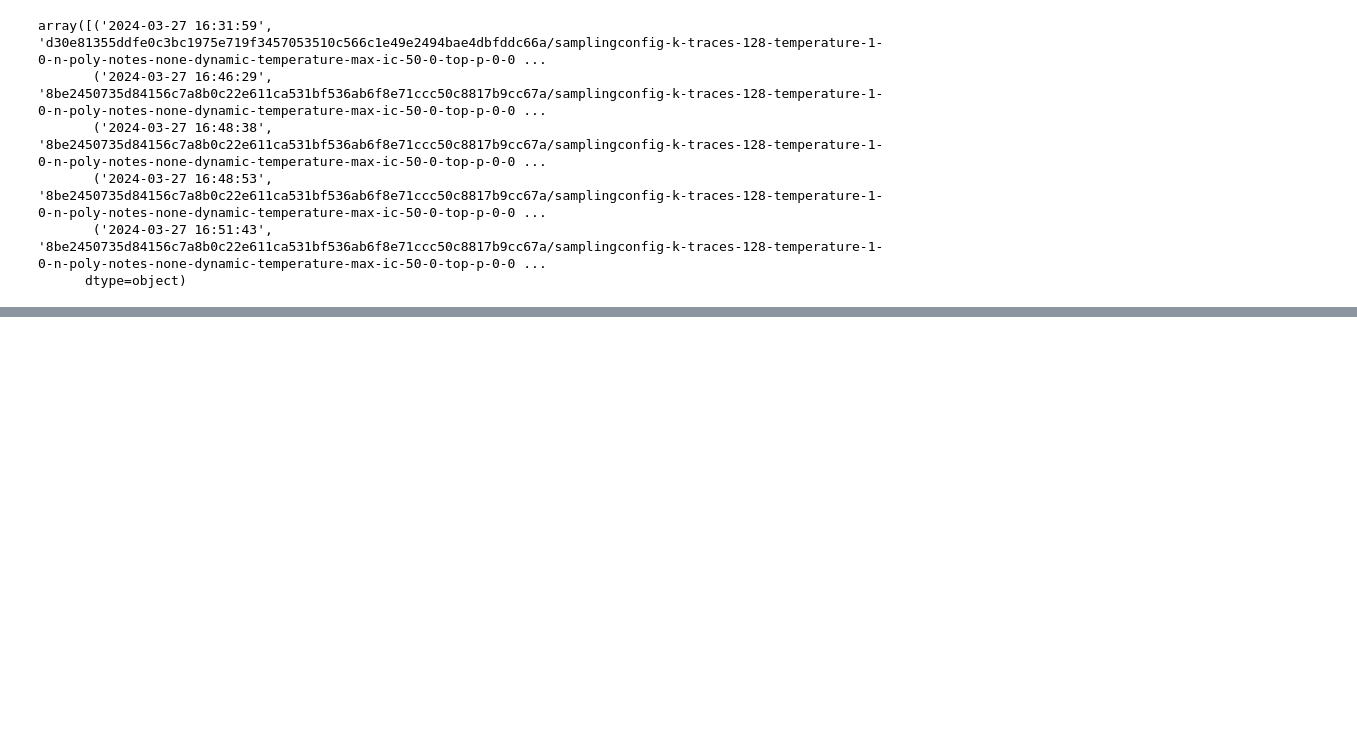
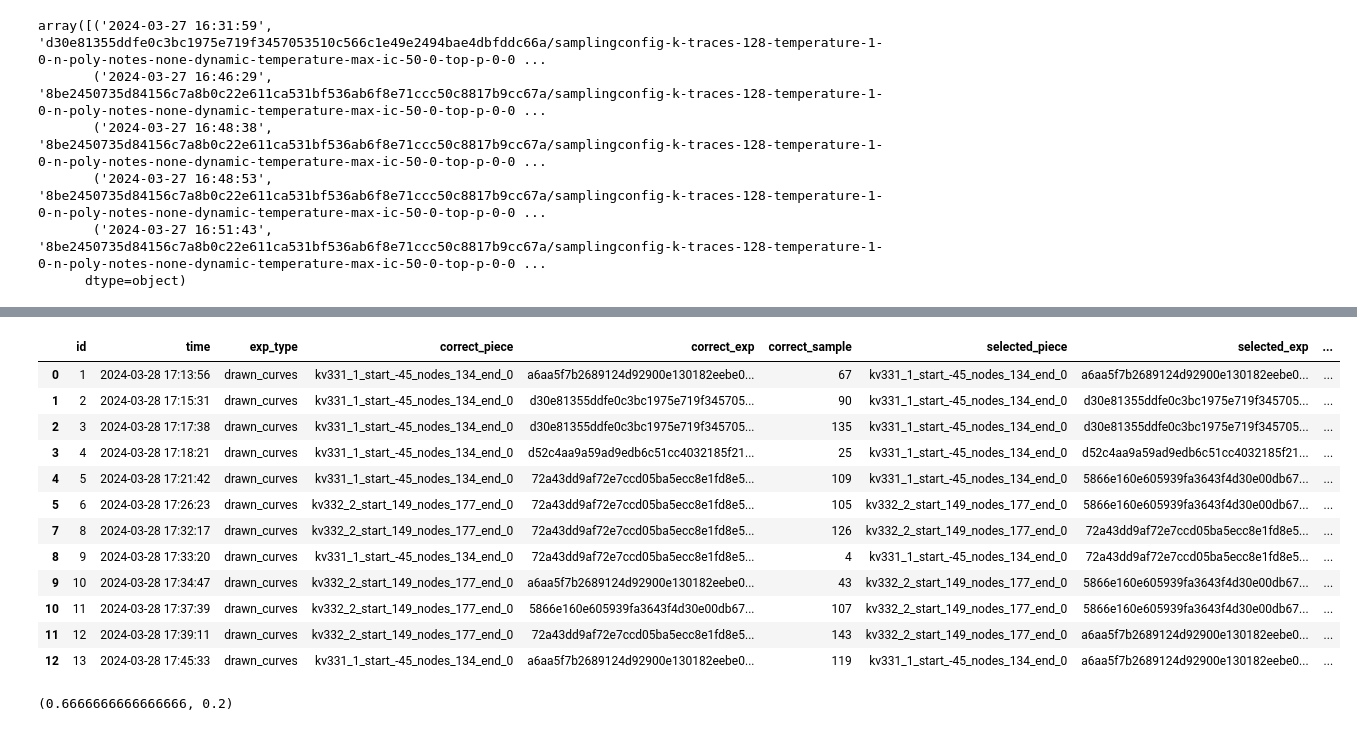
Before and after one commit to muthissar/PIA.No3, a Jupyter notebook: results_user_study.ipynb, the cells around one changed output, grey strips where cells are left out. Cells and saved outputs as stored; diff of their text form; code cells hidden in the pictures; blank space fills up the shorter version.

```diff
--- a/results_user_study.ipynb
+++ b/results_user_study.ipynb
@@ -49 +39,21 @@ drawn_curves    0.55814
 dtype: float64
+# %%
+result[result.exp_type == 'drawn_curves']
+# %% [output]
+|  | id | time | exp_type | correct_piece | correct_exp | correct_sample | selected_piece | selected_exp | ... |
+| 0 | 1 | 2024-03-28 17:13:56 | drawn_curves | kv331_1_start_-45_nodes_134_end_0 | a6aa5f7b2689124d92900e130182eebe0... | 67 | kv331_1_start_-45_nodes_134_end_0 | a6aa5f7b2689124d92900e130182eebe0... | ... |
+| 1 | 2 | 2024-03-28 17:15:31 | drawn_curves | kv331_1_start_-45_nodes_134_end_0 | d30e81355ddfe0c3bc1975e719f345705... | 90 | kv331_1_start_-45_nodes_134_end_0 | d30e81355ddfe0c3bc1975e719f345705... | ... |
+| 2 | 3 | 2024-03-28 17:17:38 | drawn_curves | kv331_1_start_-45_nodes_134_end_0 | d30e81355ddfe0c3bc1975e719f345705... | 135 | kv331_1_start_-45_nodes_134_end_0 | d30e81355ddfe0c3bc1975e719f345705... | ... |
+| 3 | 4 | 2024-03-28 17:18:21 | drawn_curves | kv331_1_start_-45_nodes_134_end_0 | d52c4aa9a59ad9edb6c51cc4032185f21... | 25 | kv331_1_start_-45_nodes_134_end_0 | d52c4aa9a59ad9edb6c51cc4032185f21... | ... |
+| 4 | 5 | 2024-03-28 17:21:42 | drawn_curves | kv331_1_start_-45_nodes_134_end_0 | 72a43dd9af72e7ccd05ba5ecc8e1fd8e5... | 109 | kv331_1_start_-45_nodes_134_end_0 | 5866e160e605939fa3643f4d30e00db67... | ... |
+| 5 | 6 | 2024-03-28 17:26:23 | drawn_curves | kv332_2_start_149_nodes_177_end_0 | 72a43dd9af72e7ccd05ba5ecc8e1fd8e5... | 105 | kv332_2_start_149_nodes_177_end_0 | 5866e160e605939fa3643f4d30e00db67... | ... |
+| 7 | 8 | 2024-03-28 17:32:17 | drawn_curves | kv332_2_start_149_nodes_177_end_0 | 72a43dd9af72e7ccd05ba5ecc8e1fd8e5... | 126 | kv332_2_start_149_nodes_177_end_0 | 72a43dd9af72e7ccd05ba5ecc8e1fd8e5... | ... |
+| 8 | 9 | 2024-03-28 17:33:20 | drawn_curves | kv331_1_start_-45_nodes_134_end_0 | 72a43dd9af72e7ccd05ba5ecc8e1fd8e5... | 4 | kv331_1_start_-45_nodes_134_end_0 | 72a43dd9af72e7ccd05ba5ecc8e1fd8e5... | ... |
+| 9 | 10 | 2024-03-28 17:34:47 | drawn_curves | kv332_2_start_149_nodes_177_end_0 | a6aa5f7b2689124d92900e130182eebe0... | 43 | kv332_2_start_149_nodes_177_end_0 | 5866e160e605939fa3643f4d30e00db67... | ... |
+| 10 | 11 | 2024-03-28 17:37:39 | drawn_curves | kv332_2_start_149_nodes_177_end_0 | 5866e160e605939fa3643f4d30e00db67... | 107 | kv332_2_start_149_nodes_177_end_0 | 5866e160e605939fa3643f4d30e00db67... | ... |
+| 11 | 12 | 2024-03-28 17:39:11 | drawn_curves | kv332_2_start_149_nodes_177_end_0 | 72a43dd9af72e7ccd05ba5ecc8e1fd8e5... | 143 | kv332_2_start_149_nodes_177_end_0 | a6aa5f7b2689124d92900e130182eebe0... | ... |
+| 12 | 13 | 2024-03-28 17:45:33 | drawn_curves | kv331_1_start_-45_nodes_134_end_0 | a6aa5f7b2689124d92900e130182eebe0... | 119 | kv331_1_start_-45_nodes_134_end_0 | a6aa5f7b2689124d92900e130182eebe0... | ... |
+# %%
+4/6, 1/5
+# %% [output]
+(0.6666666666666666, 0.2)
```
Also changed, not shown: parts of 10 cells of this notebook.
